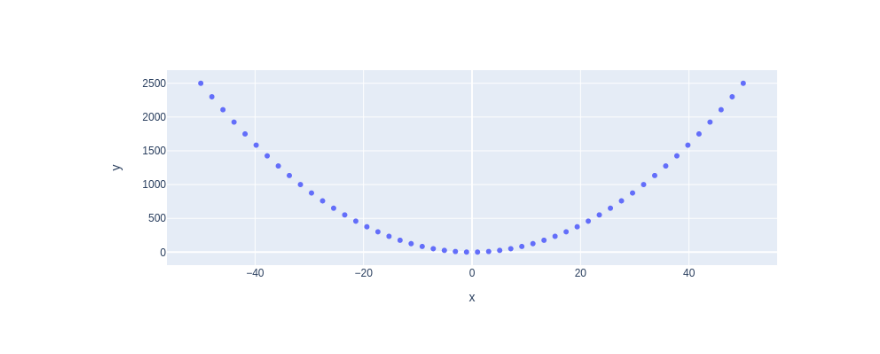
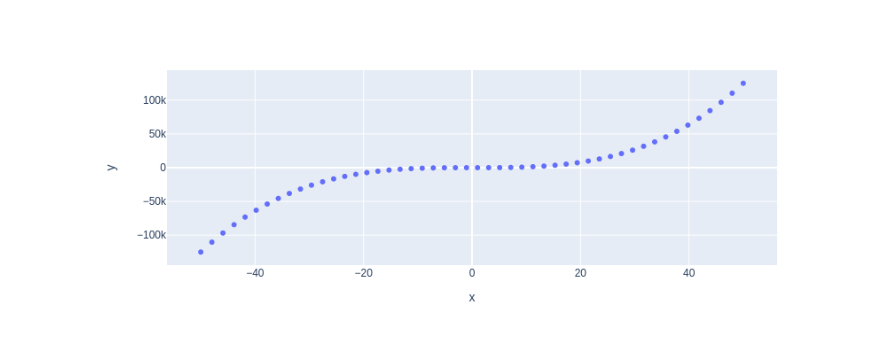
Before and after one commit to masanaka1234/my-notebooks-repo, a Jupyter notebook: experiment1.ipynb, the cells around one changed output. Drawn from its saved outputs; the diff is of its cells as text; code cells hidden in the pictures.

```diff
--- a/experiment1.ipynb
+++ b/experiment1.ipynb
@@ -1,17 +1,17 @@
 # %%
 import numpy as np
 import plotly.express as px
 
 # x-axis data points
 x = np.linspace(start=-50, stop=50)
 
 # y-axis data points
-y = x ** 2
+y = x ** 3
 
 # define the plot
 fig = px.scatter(x=x, y=y)
 
 fig.show()
 # %% [output]
 [interactive output not drawn]
-[figure, old version]
+[figure, new version]
```
